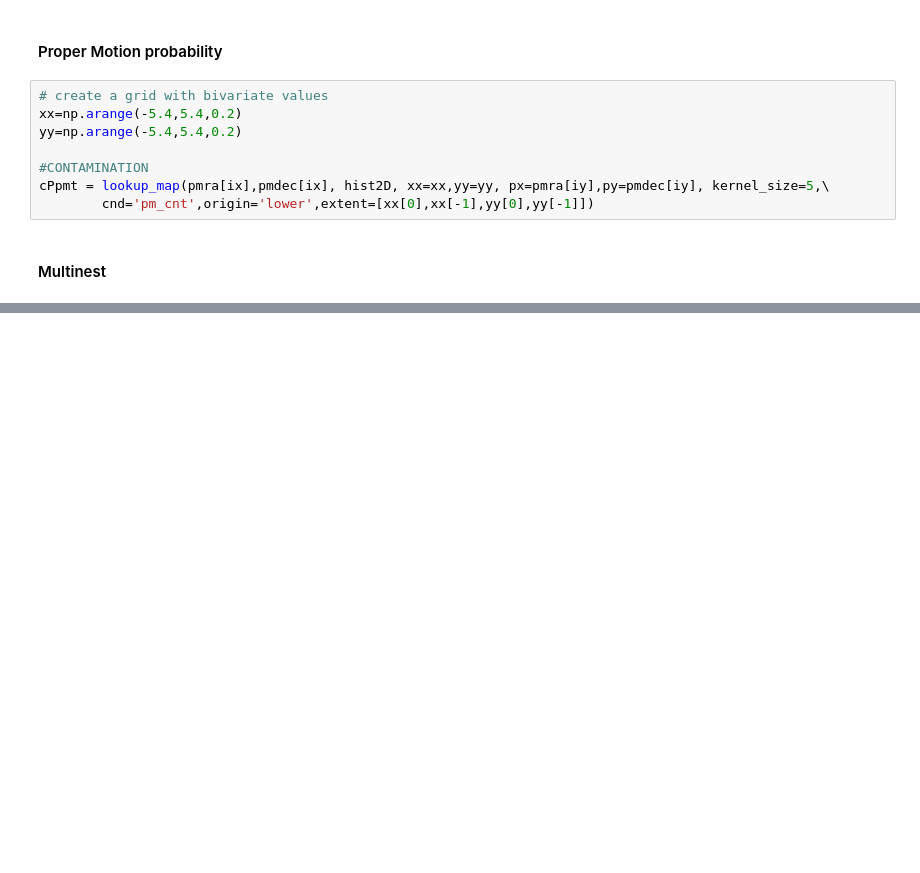
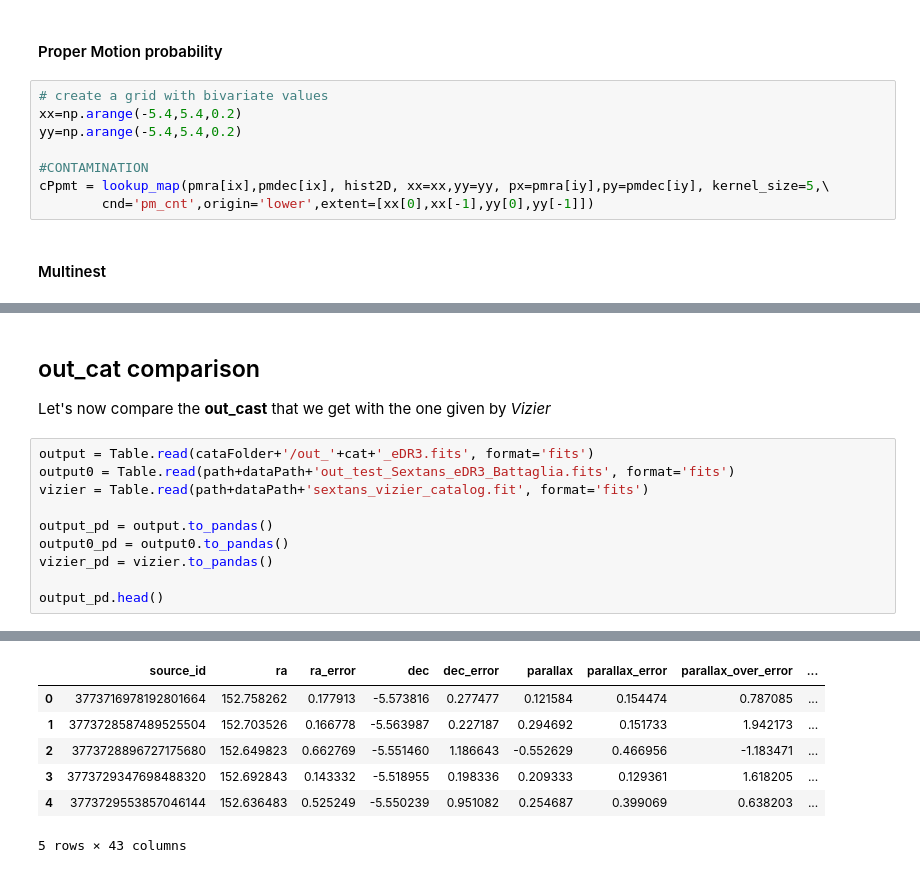
Before and after one commit to marcoboscato/Internship_Tenerife, a Jupyter notebook: Python Scripts/sextans_test.ipynb, the cells around one changed output, grey strips where cells are left out. Drawn from its saved outputs; the diff is of its cells as text; blank space fills up the shorter version.

```diff
--- a/Python Scripts/sextans_test.ipynb
+++ b/Python Scripts/sextans_test.ipynb
@@ -1073,0 +1147,14 @@ ValueError: could not convert string '-0.139051069827342929-308' to float64 at r
+# %% [markdown]
+## out_cat comparison
+Let's now compare the **out_cast** that we get with the one given by *Vizier*
+# %%
+output = Table.read(cataFolder+'/out_'+cat+'_eDR3.fits', format='fits')
+output0 = Table.read(path+dataPath+'out_test_Sextans_eDR3_Battaglia.fits', format='fits')
+vizier = Table.read(path+dataPath+'sextans_vizier_catalog.fit', format='fits')
+
+output_pd = output.to_pandas()
+output0_pd = output0.to_pandas()
+vizier_pd = vizier.to_pandas()
+
+output_pd.head()
+# %% [output]
@@ -1073,0 +1162,7 @@ ValueError: could not convert string '-0.139051069827342929-308' to float64 at r
+|  | source_id | ra | ra_error | dec | dec_error | parallax | parallax_error | parallax_over_error | ... |
+| 0 | 3773716978192801664 | 152.758262 | 0.177913 | -5.573816 | 0.277477 | 0.121584 | 0.154474 | 0.787085 | ... |
+| 1 | 3773728587489525504 | 152.703526 | 0.166778 | -5.563987 | 0.227187 | 0.294692 | 0.151733 | 1.942173 | ... |
+| 2 | 3773728896727175680 | 152.649823 | 0.662769 | -5.551460 | 1.186643 | -0.552629 | 0.466956 | -1.183471 | ... |
+| 3 | 3773729347698488320 | 152.692843 | 0.143332 | -5.518955 | 0.198336 | 0.209333 | 0.129361 | 1.618205 | ... |
+| 4 | 3773729553857046144 | 152.636483 | 0.525249 | -5.550239 | 0.951082 | 0.254687 | 0.399069 | 0.638203 | ... |
+5 rows × 43 columns
```
Also changed, not shown: parts of 13 cells of this notebook, 20 other files.
